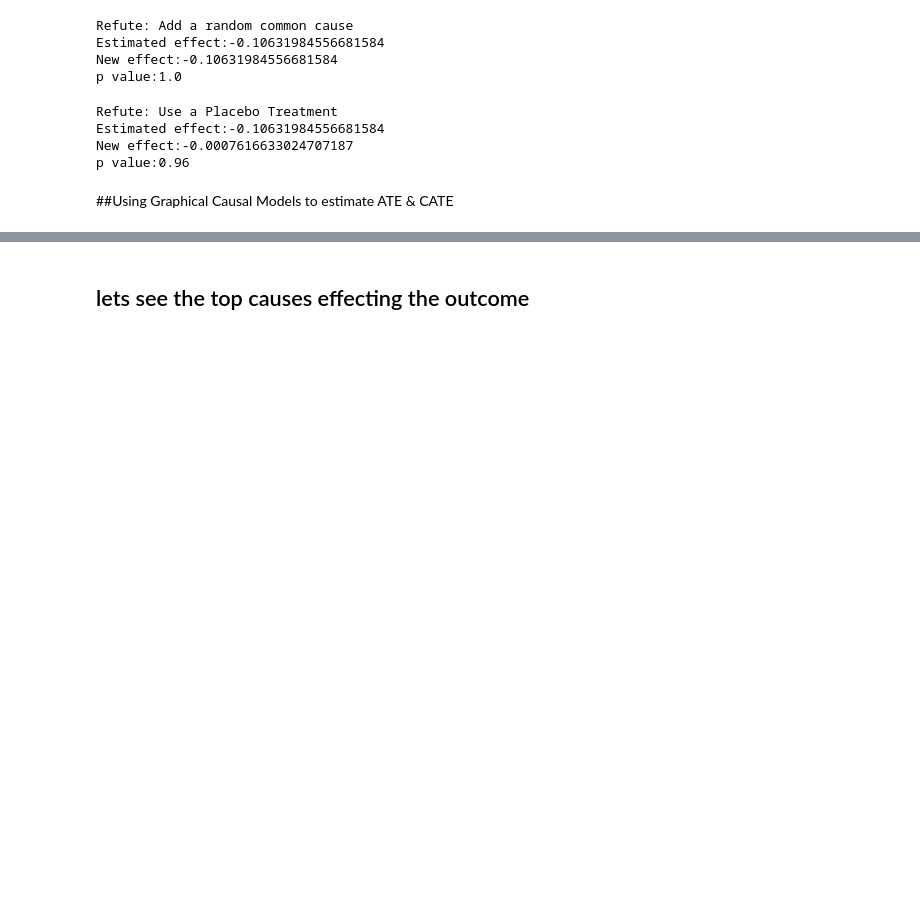
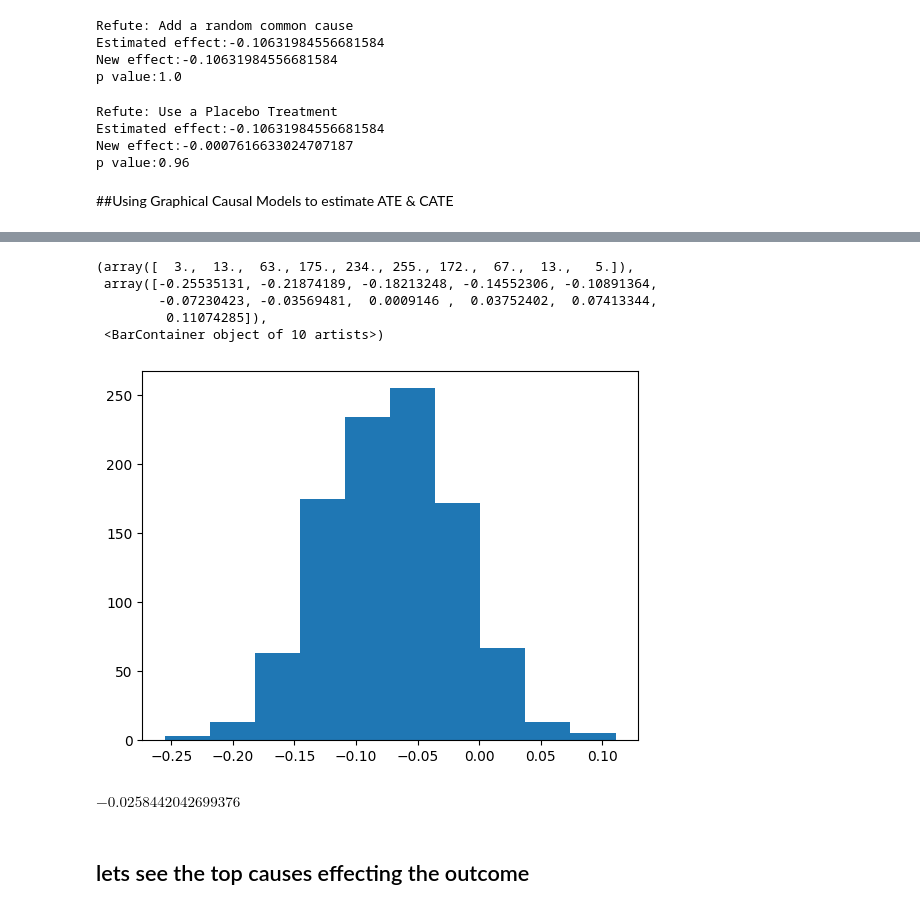
Before and after one commit to sindla97/Causal_inference_twins, a Jupyter notebook: causalml_pennbonus_exp.ipynb, the cells around one changed output, grey strips where cells are left out. Cells and saved outputs as stored; diff of their text form; code cells hidden in the pictures; blank space fills up the shorter version.

```diff
--- a/causalml_pennbonus_exp.ipynb
+++ b/causalml_pennbonus_exp.ipynb
@@ -126,7 +124,7 @@ This dataset is based on survey collected on individual who lost their job in Pe
 4.Refute
 # %%
 from dowhy import causal_graph, CausalModel
-model=model=CausalModel(data=data,
+model=CausalModel(data=data,
              treatment='tg',
              outcome='inuidur1',
              common_causes=["female", "black", "othrace", "dep1", "dep2",
@@ -211,3 +209,6 @@ p value:0.96
 from dowhy import gcm
 # lets get graph from above causal model, you can also construct the graph and provide as input
 causal_model=gcm.StructuralCausalModel(graph=model._graph._graph)
+# %%
+data['tg']=data['tg'].astype('int').astype('str')
+data.info()
@@ -217,0 +276,2 @@ print(auto_assignment_summary)
+# %%
+gcm.fit(causal_model, data)
@@ -218,2 +298,24 @@ print(auto_assignment_summary)
+# %%
+temp =[]
+for i in range(1000):
+  temp.append(gcm.average_causal_effect(target_node='inuidur1',causal_model=causal_model, num_samples_to_draw=1000, interventions_alternative={'tg': lambda _ : '1'}, interventions_reference={'tg': lambda _ : '0'}))
+# %%
+import matplotlib.pyplot as plt
+plt.density(temp)
+# %% [output]
+(array([  3.,  13.,  63., 175., 234., 255., 172.,  67.,  13.,   5.]),
+ array([-0.25535131, -0.21874189, -0.18213248, -0.14552306, -0.10891364,
+        -0.07230423, -0.03569481,  0.0009146 ,  0.03752402,  0.07413344,
+         0.11074285]),
+ <BarContainer object of 10 artists>)
+[figure, added]
+# %%
+samples_treated = gcm.interventional_samples(causal_model, {'tg': lambda x: '1'}, num_samples_to_draw=1000)
+
+samples_control = gcm.interventional_samples(causal_model, {'tg': lambda x: '0'}, num_samples_to_draw=1000)
+ate = samples_treated['inuidur1'].mean() - samples_control['inuidur1'].mean()
+ate
+# %% [output]
+$\displaystyle -0.0258442042699376$
 # %% [markdown]
 ## lets see the top causes effecting the outcome
```
Also changed, not shown: parts of 6 cells of this notebook.
